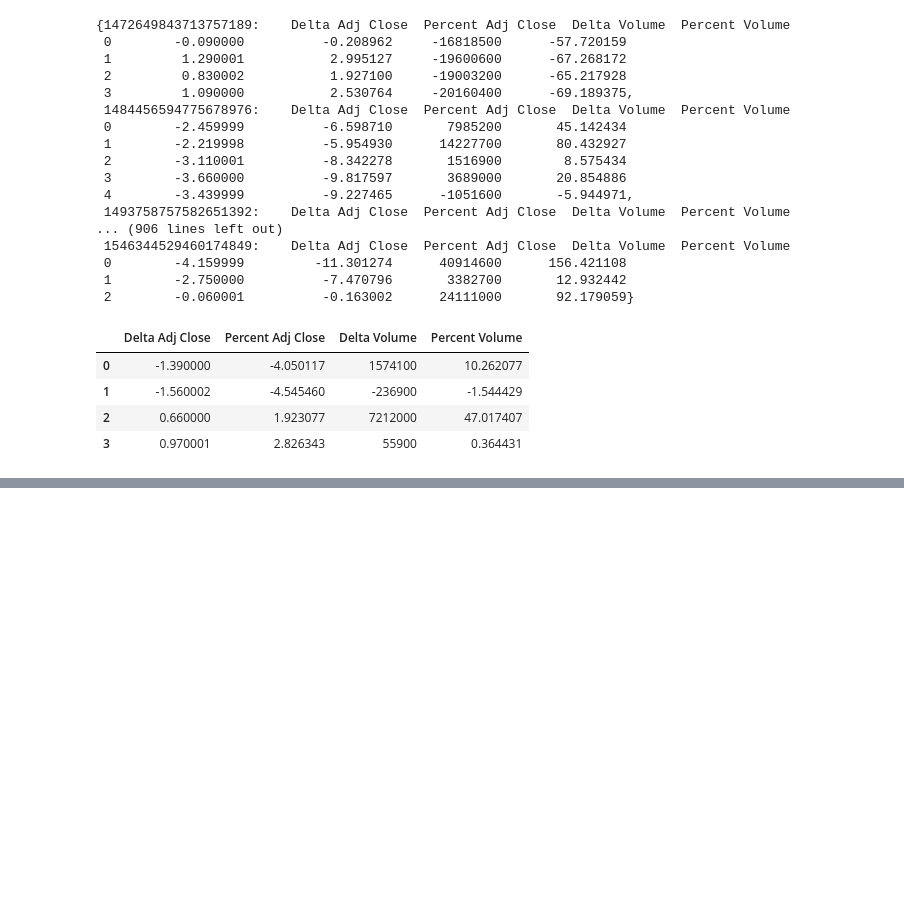
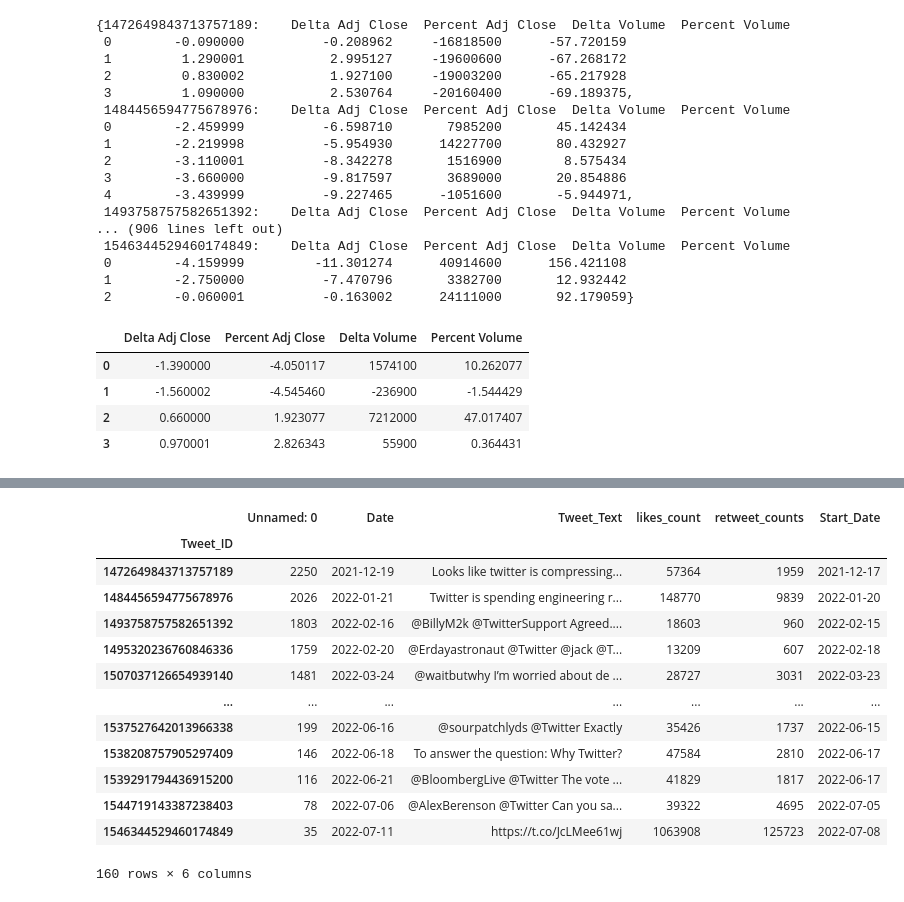
Before and after one commit to VanAntworth/To-The-Moon, a Jupyter notebook: Tamara/Twitter_analysis.ipynb, the cells around one changed output, grey strips where cells are left out. Cells and saved outputs as stored; diff of their text form; code cells hidden in the pictures; blank space fills up the shorter version.

```diff
--- a/Tamara/Twitter_analysis.ipynb
+++ b/Tamara/Twitter_analysis.ipynb
@@ -715,0 +758,18 @@ start_date_df
+# %%
+int_df = tweets_filtered.join(start_date_df)
+int_df
+# %% [output]
+|  | Unnamed: 0 | Date | Tweet_Text | likes_count | retweet_counts | Start_Date |
+| Tweet_ID |  |  |  |  |  |  |
+| 1472649843713757189 | 2250 | 2021-12-19 | Looks like twitter is compressing... | 57364 | 1959 | 2021-12-17 |
+| 1484456594775678976 | 2026 | 2022-01-21 | Twitter is spending engineering r... | 148770 | 9839 | 2022-01-20 |
+| 1493758757582651392 | 1803 | 2022-02-16 | @BillyM2k @TwitterSupport Agreed.... | 18603 | 960 | 2022-02-15 |
+| 1495320236760846336 | 1759 | 2022-02-20 | @Erdayastronaut @Twitter @jack @T... | 13209 | 607 | 2022-02-18 |
+| 1507037126654939140 | 1481 | 2022-03-24 | @waitbutwhy I’m worried about de ... | 28727 | 3031 | 2022-03-23 |
+| ... | ... | ... | ... | ... | ... | ... |
+| 1537527642013966338 | 199 | 2022-06-16 | @sourpatchlyds @Twitter Exactly | 35426 | 1737 | 2022-06-15 |
+| 1538208757905297409 | 146 | 2022-06-18 | To answer the question: Why Twitter? | 47584 | 2810 | 2022-06-17 |
+| 1539291794436915200 | 116 | 2022-06-21 | @BloombergLive @Twitter The vote ... | 41829 | 1817 | 2022-06-17 |
+| 1544719143387238403 | 78 | 2022-07-06 | @AlexBerenson @Twitter Can you sa... | 39322 | 4695 | 2022-07-05 |
+| 1546344529460174849 | 35 | 2022-07-11 | https://t.co/JcLMee61wj | 1063908 | 125723 | 2022-07-08 |
+160 rows × 6 columns
```
Also changed, not shown: parts of 8 cells of this notebook.
